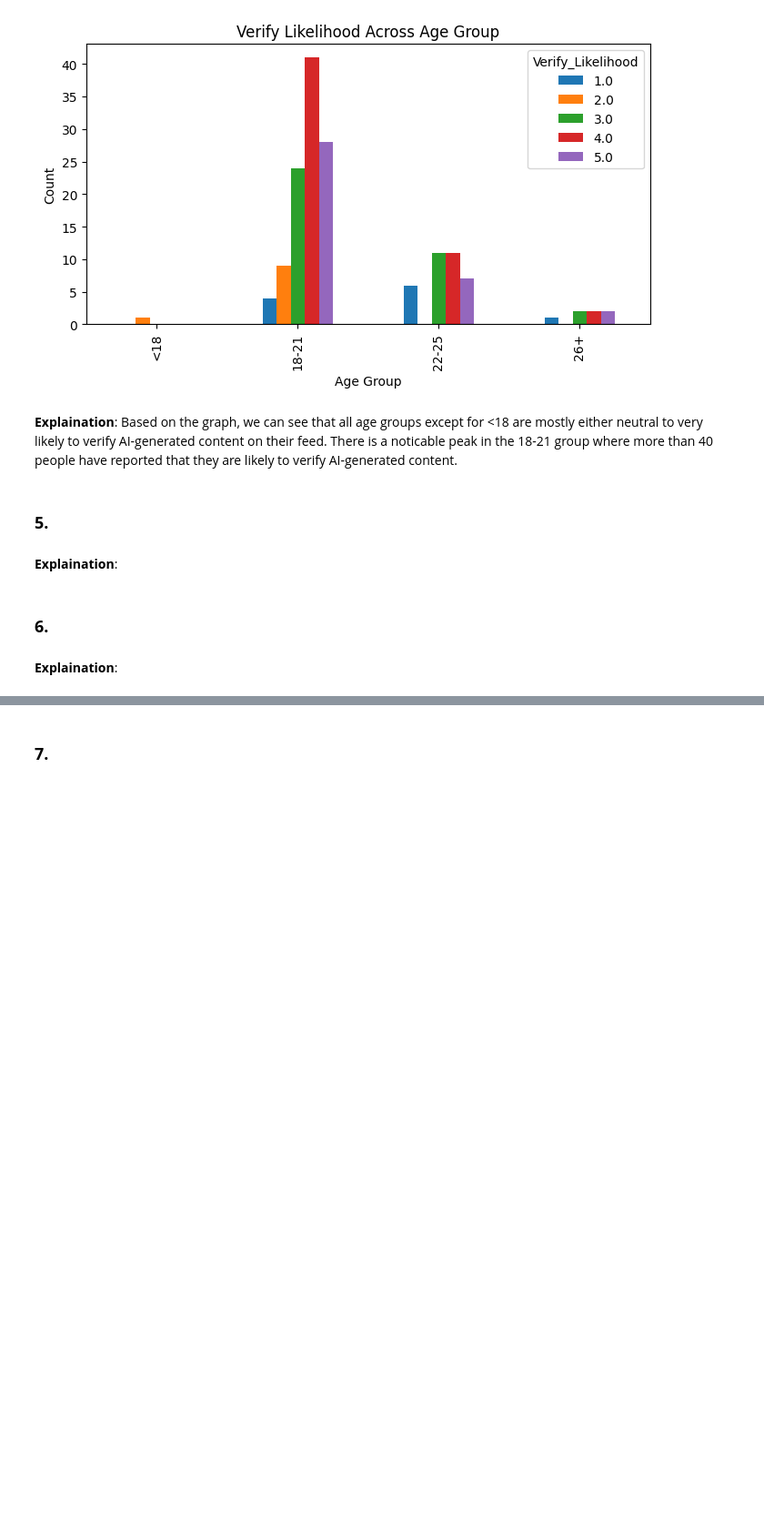
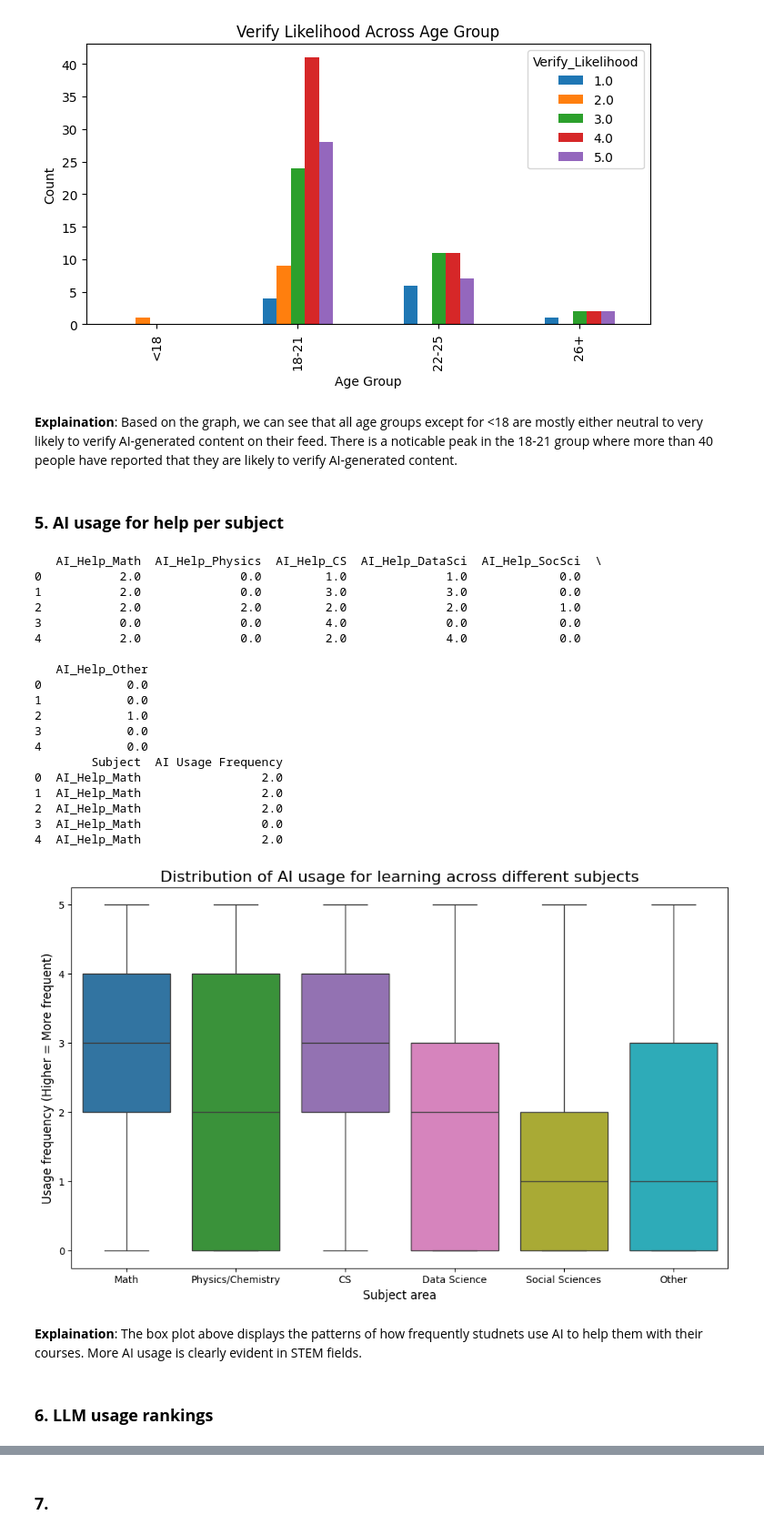
Before and after one commit to darklsor56/CS105-Team11-SP26, a Jupyter notebook: CS105_mini_Project.ipynb, the cells around one changed output, grey strips where cells are left out. Shown at 91% size. Drawn from its saved outputs; the diff is of its cells as text; code cells hidden in the pictures; blank space fills up the shorter version.

Commit message:
complete charts 5 and 6 - box plot and horizontal bar

```diff
--- a/CS105_mini_Project.ipynb
+++ b/CS105_mini_Project.ipynb
@@ -227,11 +227,72 @@ Text(0, 0.5, 'Count')
 [figure]
 # %% [markdown]
 **Explaination**: Based on the graph, we can see that all age groups except for <18 are mostly either neutral to very likely to verify AI-generated content on their feed. There is a noticable peak in the 18-21 group where more than 40 people have reported that they are likely to verify AI-generated content.
-# %% [markdown]
-### **5.**
-# %% [markdown]
-**Explaination**:
+# %% [markdown]
+### **5. AI usage for help per subject**
+# %%
+chart5_df = pd.DataFrame({
+    'AI_Help_Math': df_OG.iloc[:, 86],      # How often do you use AI to help you understand the material? [Math Coursework]
+    'AI_Help_Physics': df_OG.iloc[:, 87],   # How often do you use AI to help you understand the material? [Physics/Chemistry Coursework]
+    'AI_Help_CS': df_OG.iloc[:, 88],        # How often do you use AI to help you understand the material? [CS Coursework]
+    'AI_Help_DataSci': df_OG.iloc[:, 89],   # How often do you use AI to help you understand the material? [Data science]
+    'AI_Help_SocSci': df_OG.iloc[:, 90],    # How often do you use AI to help you understand the material? [Social Sciences]
+    'AI_Help_Other': df_OG.iloc[:, 91],     # How often do you use AI to help you understand the material? [Other]
+})
+
+ai_help_cols = ['AI_Help_Math', 'AI_Help_Physics', 'AI_Help_CS', 'AI_Help_DataSci', 'AI_Help_SocSci', 'AI_Help_Other']
+
+print(chart5_df[ai_help_cols].head())
+
+# melt turns data from wide format to long format
+# this means that each (subject, observation) will be its own row taking 2 total columns, rather than a column for each subject
+# boxplot needs data in this format!
+df_plot = chart5_df.melt(value_vars=ai_help_cols, var_name='Subject', value_name='AI Usage Frequency')
+
+print(df_plot.head())
+
+df_plot['AI Usage Frequency'] = pd.to_numeric(
+    df_plot['AI Usage Frequency'].astype(str).str.extract(r'(\d+\.?\d*)')[0],
+    errors='coerce'
+)
+
+# Replace the column names with reader friendly names
+df_plot['Subject'] = df_plot['Subject'].replace({
+    'AI_Help_Math': 'Math',
+    'AI_Help_Physics': 'Physics/Chemistry',
+    'AI_Help_CS': 'CS',
+    'AI_Help_DataSci': 'Data Science',
+    'AI_Help_SocSci': 'Social Sciences',
+    'AI_Help_Other': 'Other'
+})
+
+plt.figure(figsize=(12, 7))
+sns.boxplot(data=df_plot, x='Subject', y='AI Usage Frequency', palette=plt.cm.tab10(np.linspace(0, 1, len(ai_help_cols))))
+plt.title('Distribution of AI usage for learning across different subjects', size=16)
+plt.xlabel('Subject area', size=12)
+plt.ylabel('Usage frequency (Higher = More frequent)', size=12)
+plt.show()
+# %% [output]
+   AI_Help_Math  AI_Help_Physics  AI_Help_CS  AI_Help_DataSci  AI_Help_SocSci  \
+0           2.0              0.0         1.0              1.0             0.0
+1           2.0              0.0         3.0              3.0             0.0
+2           2.0              2.0         2.0              2.0             1.0
+3           0.0              0.0         4.0              0.0             0.0
+4           2.0              0.0         2.0              4.0             0.0
+
+   AI_Help_Other
+0            0.0
+1            0.0
+2            1.0
+3            0.0
+4            0.0
+        Subject  AI Usage Frequency
+0  AI_Help_Math                 2.0
+1  AI_Help_Math                 2.0
+2  AI_Help_Math                 2.0
+3  AI_Help_Math                 0.0
+4  AI_Help_Math                 2.0
+[figure, added]
+# %% [markdown]
+**Explaination**: The box plot above displays the patterns of how frequently studnets use AI to help them with their courses. More AI usage is clearly evident in STEM fields.
 # %% [markdown]
-### **6.**
+### **6. LLM usage rankings**
-# %% [markdown]
-**Explaination**:
```
Also changed, not shown: parts of 3 cells of this notebook, 2 other files.
